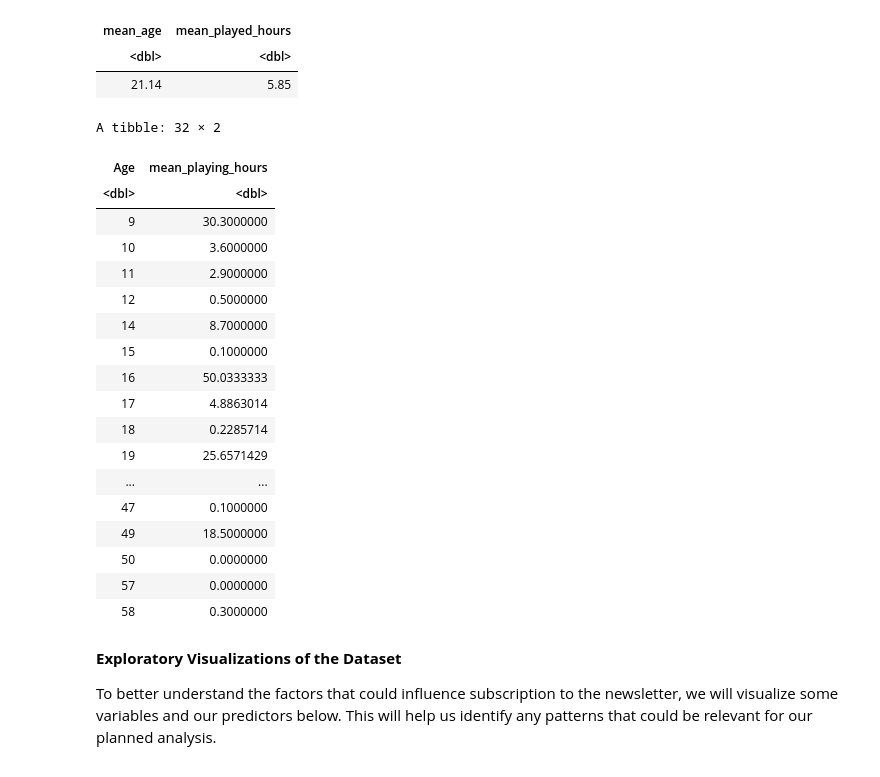
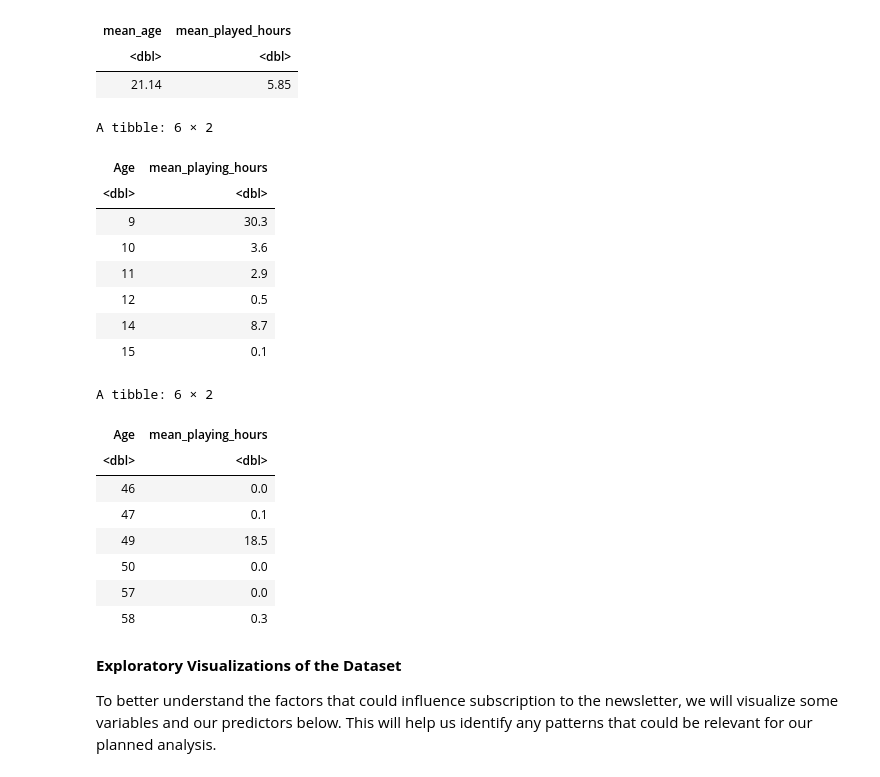
Before and after one commit to beccaphilip/DSCI-100-Group-Project, a Jupyter notebook: Report.ipynb, the cells around one changed output. Saved outputs shown, nothing was run; the diff lists cells and outputs as text; code cells hidden in the pictures.

```diff
--- a/Report.ipynb
+++ b/Report.ipynb
@@ -166,34 +166,34 @@ A tibble: 1 × 2
 # %%
 #Remove the NA values from Age
 players_tidy <- players_tidy |>
     filter(!is.na(Age))
 
 #Calculate mean playing hours for each age
 age_mean <- players_tidy |>
   group_by(Age)|>
   summarize(mean_playing_hours = mean(played_hours))
 
-age_mean
+head(age_mean)
+tail(age_mean)
 # %% [output]
-A tibble: 32 × 2
+A tibble: 6 × 2
 | Age | mean_playing_hours |
 | <dbl> | <dbl> |
-| 9 | 30.3000000 |
-| 10 | 3.6000000 |
-| 11 | 2.9000000 |
-| 12 | 0.5000000 |
-| 14 | 8.7000000 |
-| 15 | 0.1000000 |
-| 16 | 50.0333333 |
-| 17 | 4.8863014 |
-| 18 | 0.2285714 |
-| 19 | 25.6571429 |
-| ... | ... |
-| 47 | 0.1000000 |
-| 49 | 18.5000000 |
-| 50 | 0.0000000 |
-| 57 | 0.0000000 |
-| 58 | 0.3000000 |
+| 9 | 30.3 |
+| 10 | 3.6 |
+| 11 | 2.9 |
+| 12 | 0.5 |
+| 14 | 8.7 |
+| 15 | 0.1 |
+A tibble: 6 × 2
+| Age | mean_playing_hours |
+| <dbl> | <dbl> |
+| 46 | 0.0 |
+| 47 | 0.1 |
+| 49 | 18.5 |
+| 50 | 0.0 |
+| 57 | 0.0 |
+| 58 | 0.3 |
 # %% [markdown]
 **Exploratory Visualizations of the Dataset**
 
```
Also changed, not shown: parts of 1 cell of this notebook.
